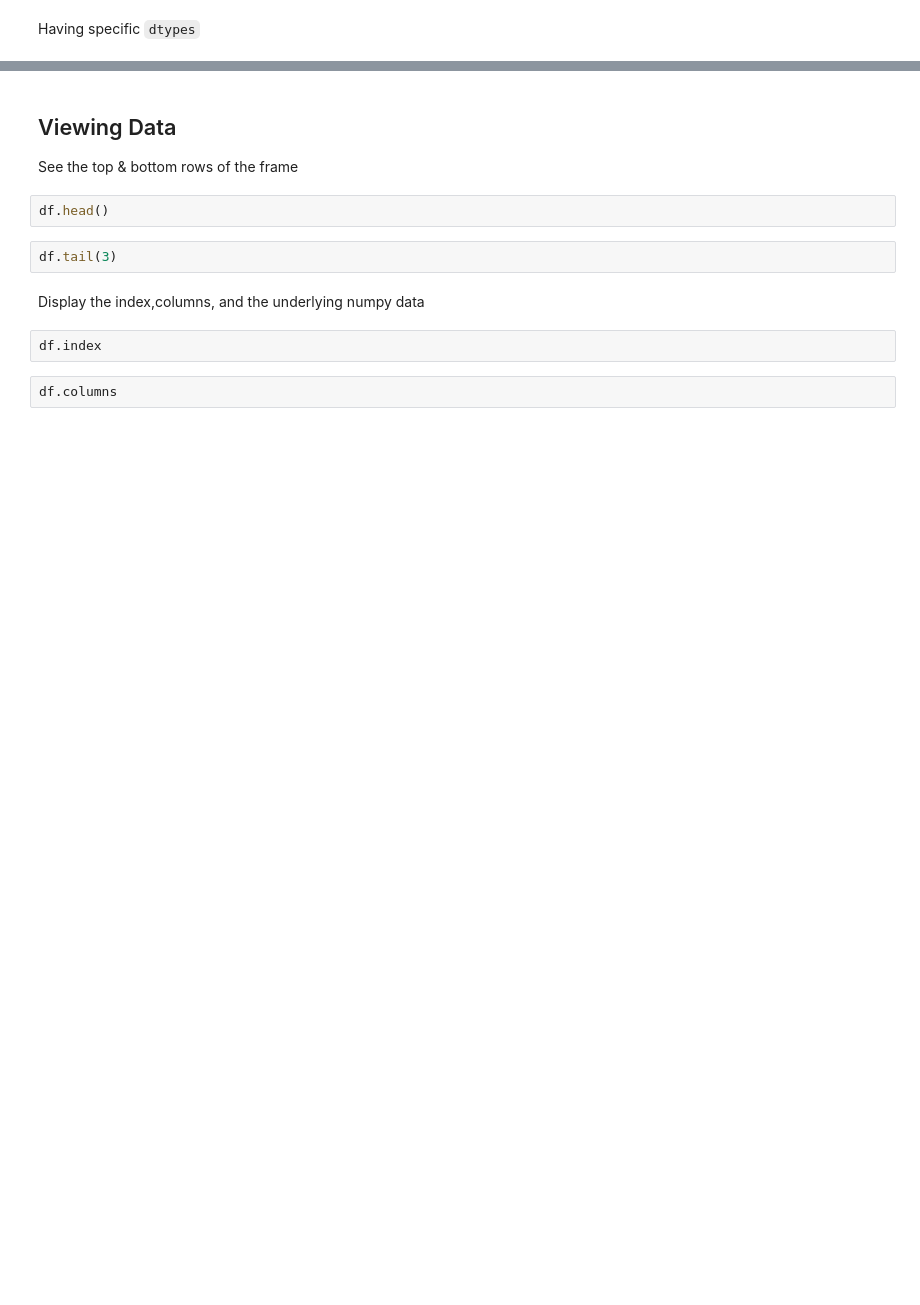
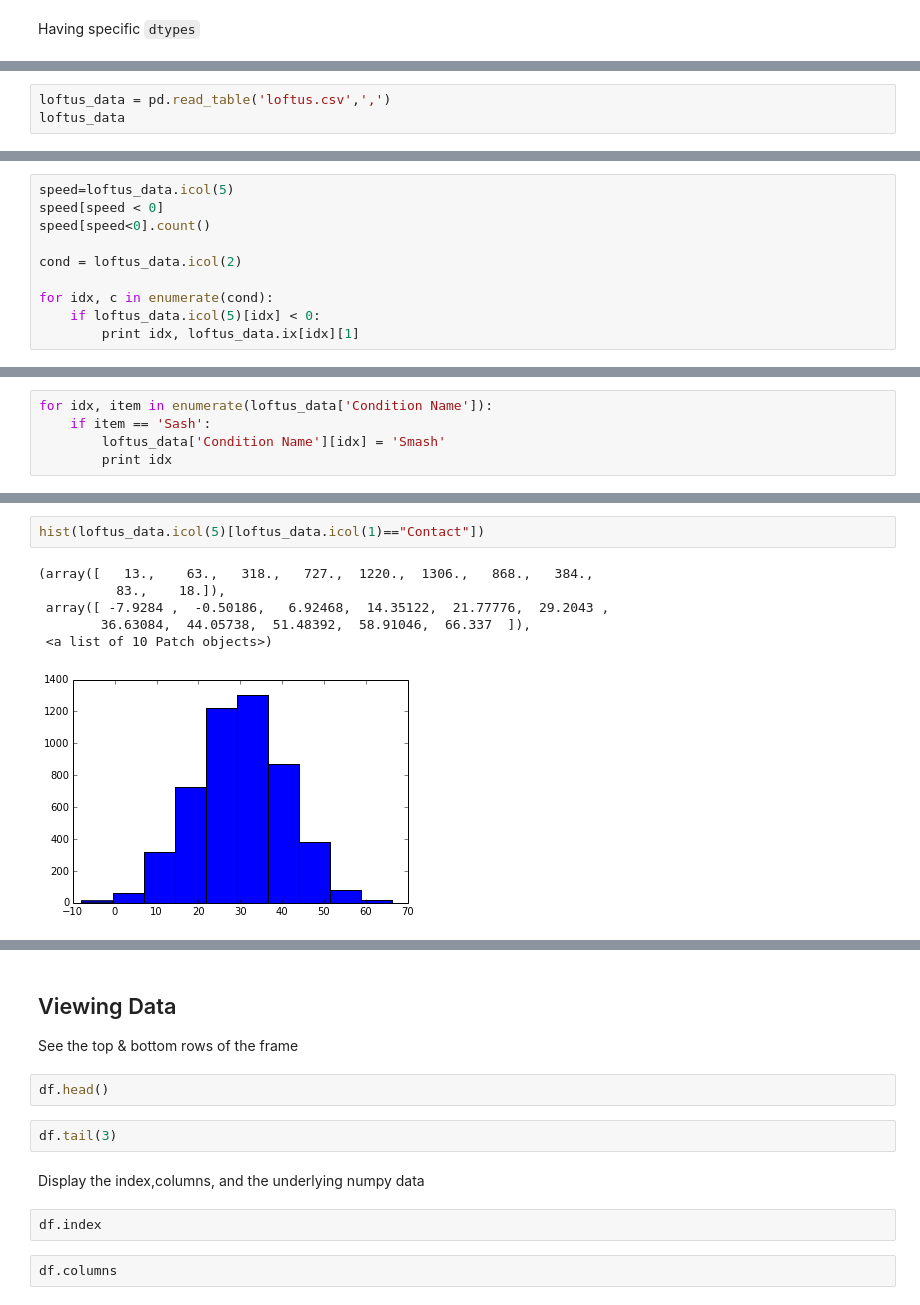
Before and after one commit to jiffyclub/2013-11-23-dlab, a Jupyter notebook: python/data_analysis/Pandas.ipynb, the cells around one changed output, grey strips where cells are left out. Cells and saved outputs as stored; diff of their text form; blank space fills up the shorter version.

```diff
--- a/python/data_analysis/Pandas.ipynb
+++ b/python/data_analysis/Pandas.ipynb
@@ -44,0 +111,3 @@ Turn the dictionary you created yesterday into a pandas data frame called `dicti
+# %%
+loftus_data = pd.read_table('loftus.csv',',')
+loftus_data
@@ -44,0 +156,10 @@ Turn the dictionary you created yesterday into a pandas data frame called `dicti
+# %%
+speed=loftus_data.icol(5)
+speed[speed < 0]
+speed[speed<0].count()
+
+cond = loftus_data.icol(2)
+
+for idx, c in enumerate(cond):
+    if loftus_data.icol(5)[idx] < 0:
+        print idx, loftus_data.ix[idx][1]
@@ -44,0 +206,5 @@ Turn the dictionary you created yesterday into a pandas data frame called `dicti
+# %%
+for idx, item in enumerate(loftus_data['Condition Name']):
+    if item == 'Sash':
+        loftus_data['Condition Name'][idx] = 'Smash'
+        print idx
@@ -44,0 +217,9 @@ Turn the dictionary you created yesterday into a pandas data frame called `dicti
+# %%
+hist(loftus_data.icol(5)[loftus_data.icol(1)=="Contact"])
+# %% [output]
+(array([   13.,    63.,   318.,   727.,  1220.,  1306.,   868.,   384.,
+          83.,    18.]),
+ array([ -7.9284 ,  -0.50186,   6.92468,  14.35122,  21.77776,  29.2043 ,
+        36.63084,  44.05738,  51.48392,  58.91046,  66.337  ]),
+ <a list of 10 Patch objects>)
+[figure, added]
```
Also changed, not shown: parts of 25 cells of this notebook.
